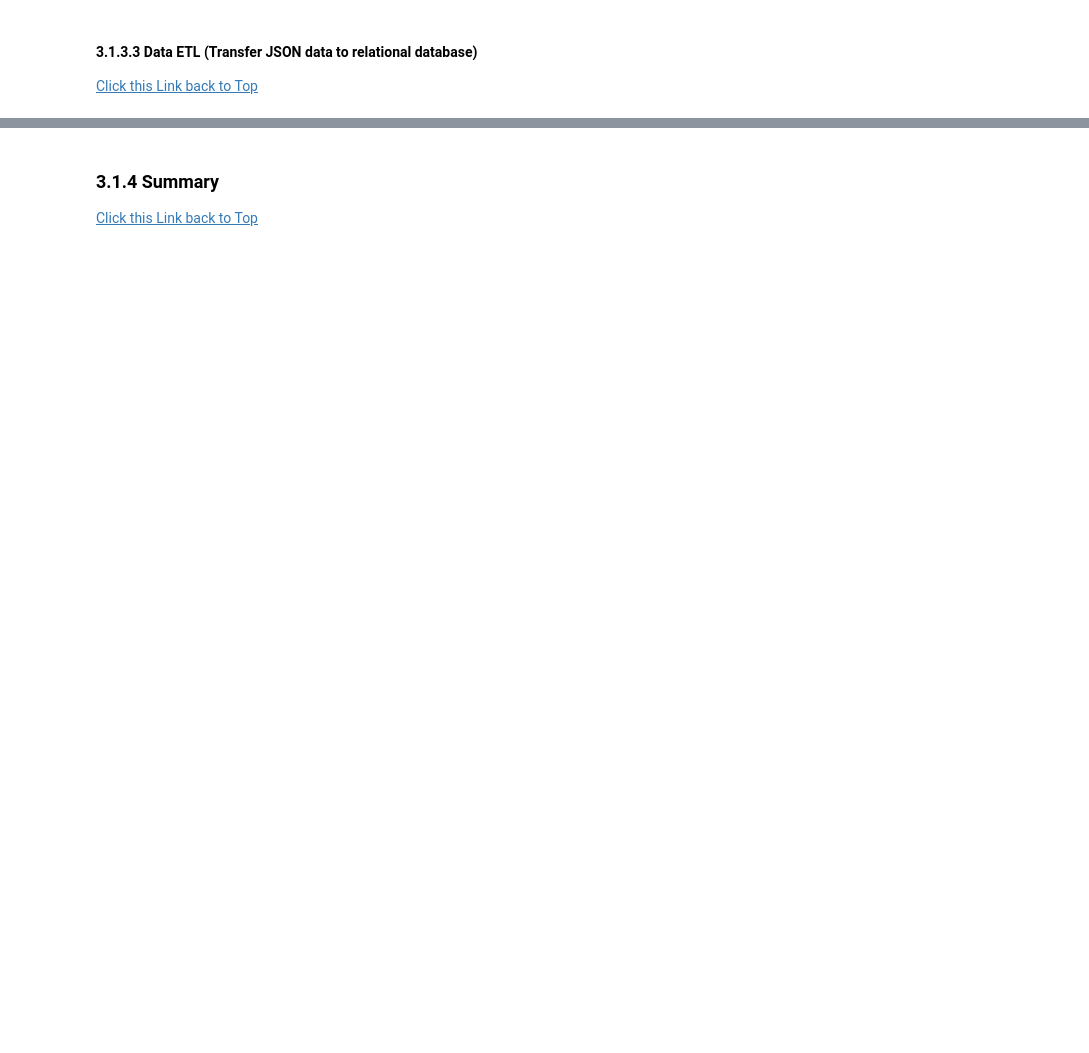
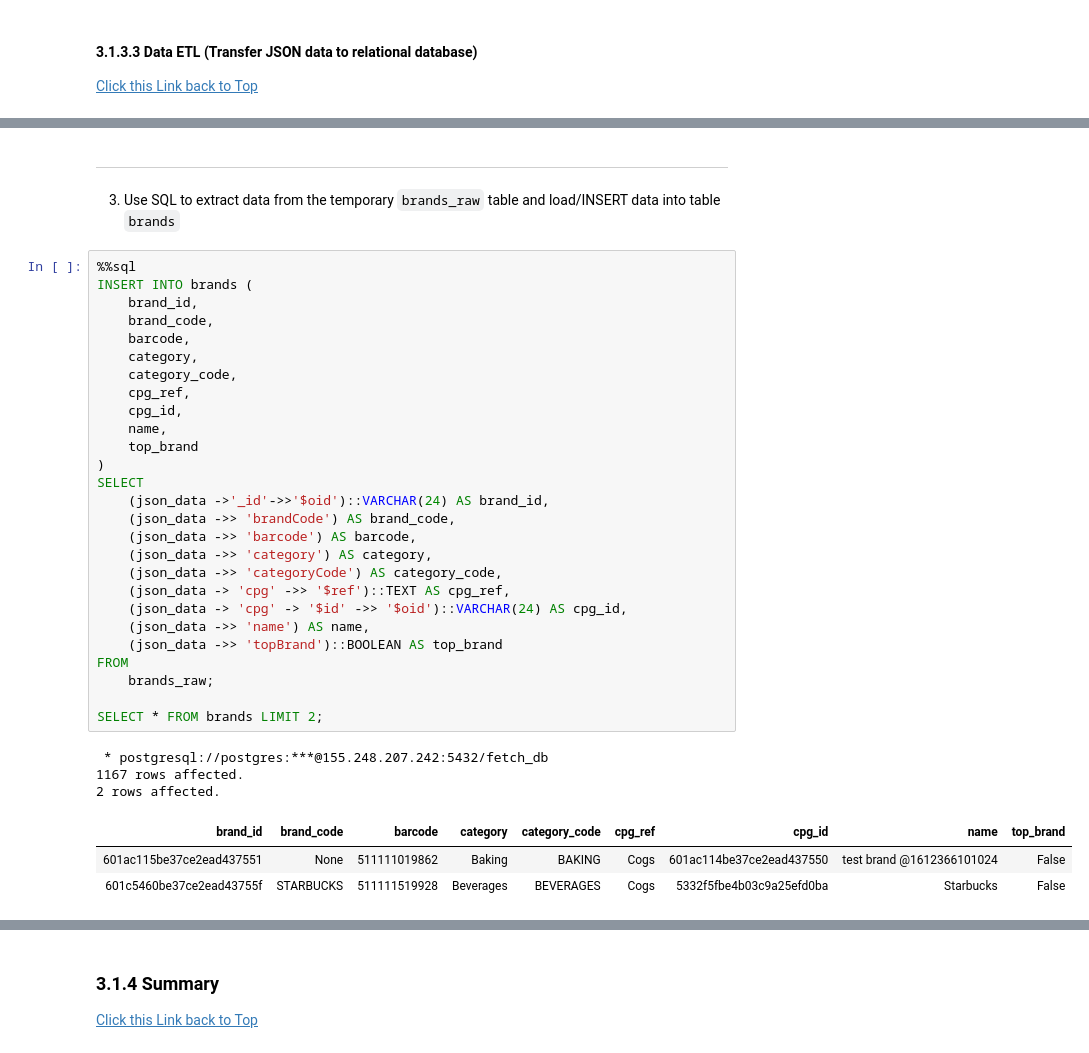
Before and after one commit to L3P3titPrince/015_FetchRewards_HW, a Jupyter notebook: src/FetchRewards_HW.ipynb, the cells around one changed output, grey strips where cells are left out. Drawn from its saved outputs; the diff is of its cells as text; blank space fills up the shorter version.

```diff
--- a/src/FetchRewards_HW.ipynb
+++ b/src/FetchRewards_HW.ipynb
@@ -1006,0 +1235,38 @@ LIMIT 4;
+# %% [markdown]
+----------------
+# %% [markdown]
+3. Use SQL to extract data from the temporary `brands_raw` table and load/INSERT data into table `brands`
+# %%
+%%sql
+INSERT INTO brands (
+    brand_id,
+    brand_code,
+    barcode,
+    category,
+    category_code,
+    cpg_ref,
+    cpg_id,
+    name,
+    top_brand
+)
+SELECT
+    (json_data ->'_id'->>'$oid')::VARCHAR(24) AS brand_id,
+    (json_data ->> 'brandCode') AS brand_code,
+    (json_data ->> 'barcode') AS barcode,
+    (json_data ->> 'category') AS category,
+    (json_data ->> 'categoryCode') AS category_code,
+    (json_data -> 'cpg' ->> '$ref')::TEXT AS cpg_ref,
+    (json_data -> 'cpg' -> '$id' ->> '$oid')::VARCHAR(24) AS cpg_id,
+    (json_data ->> 'name') AS name,
+    (json_data ->> 'topBrand')::BOOLEAN AS top_brand
+FROM
+    brands_raw;
+
+SELECT * FROM brands LIMIT 2;
+# %% [output]
+ * postgresql://postgres:***@155.248.207.242:5432/fetch_db
+1167 rows affected.
+2 rows affected.
+| brand_id | brand_code | barcode | category | category_code | cpg_ref | cpg_id | name | top_brand |
+| 601ac115be37ce2ead437551 | None | 511111019862 | Baking | BAKING | Cogs | 601ac114be37ce2ead437550 | test brand @1612366101024 | False |
+| 601c5460be37ce2ead43755f | STARBUCKS | 511111519928 | Beverages | BEVERAGES | Cogs | 5332f5fbe4b03c9a25efd0ba | Starbucks | False |
```
Also changed, not shown: parts of 37 cells of this notebook, 9 other files.
